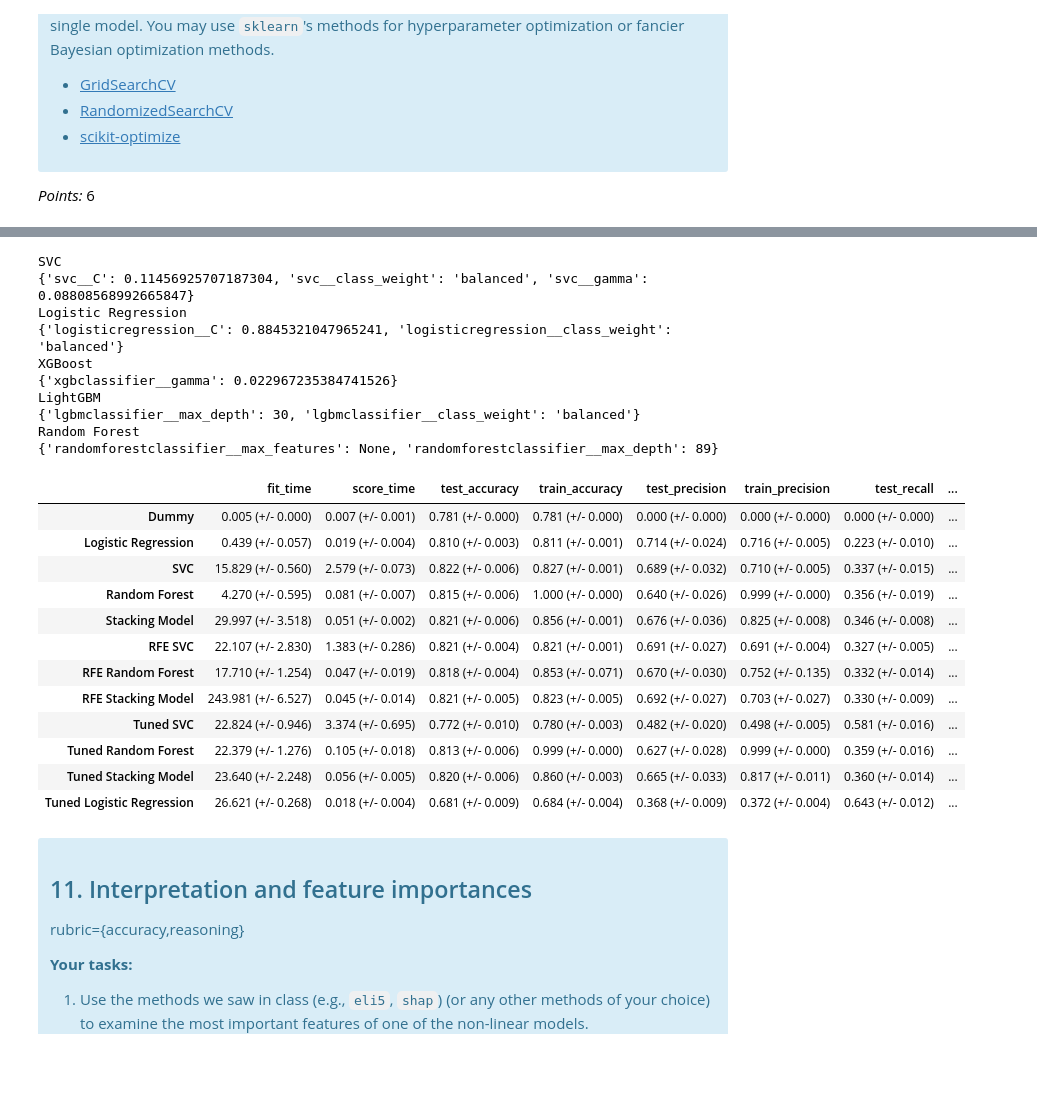
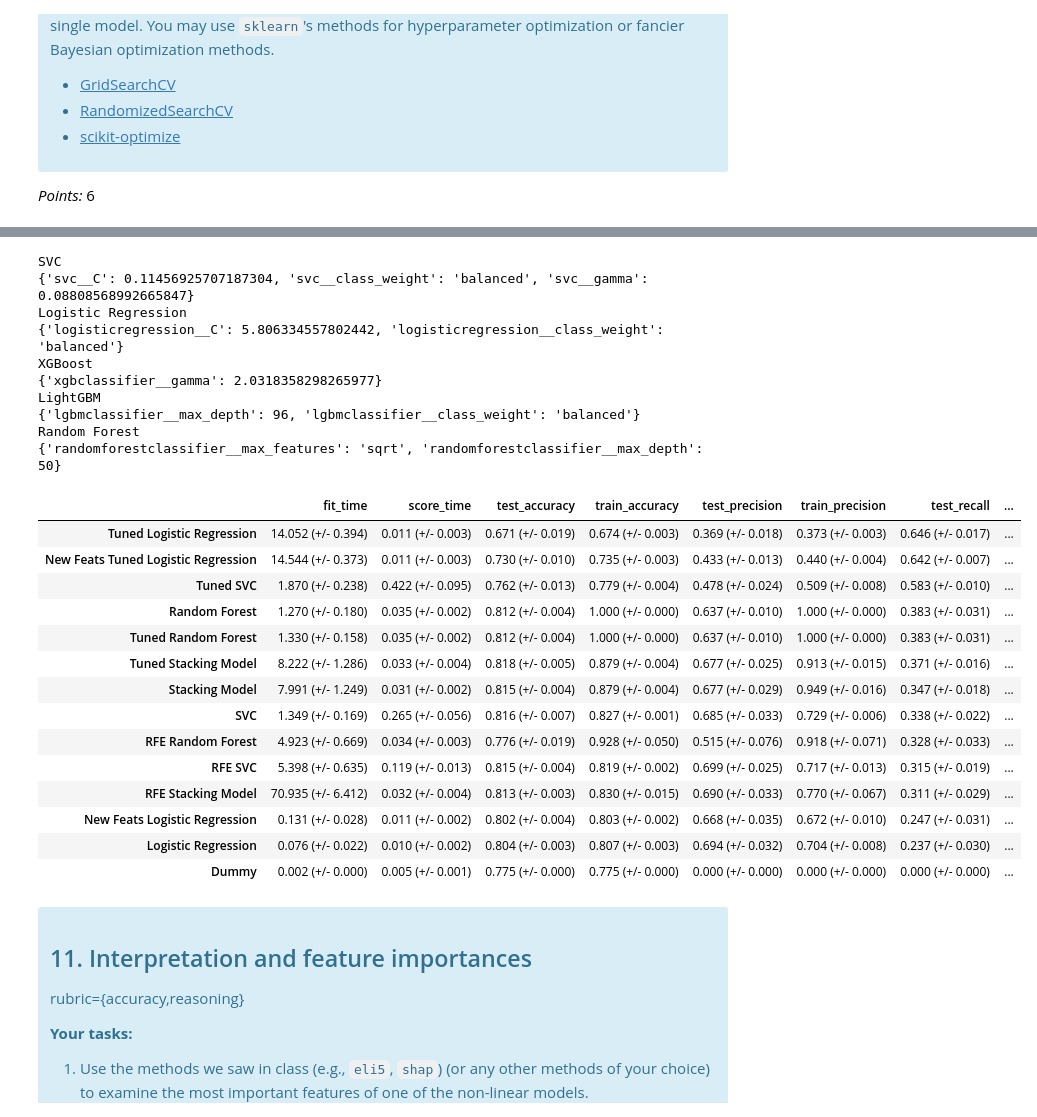
Before and after one commit to WilfHass/573-lab4-credit-card-default, a Jupyter notebook: lab4.ipynb, the cells around one changed output, grey strips where cells are left out. Drawn from its saved outputs; the diff is of its cells as text; code cells hidden in the pictures; blank space fills up the shorter version.

```diff
--- a/lab4.ipynb
+++ b/lab4.ipynb
@@ -256,0 +267,21 @@ Ellipsis
+# %%
+nfeats_train_df = train_df.copy()
+nfeats_train_df = nfeats_train_df.assign(log_pay_amt1=nfeats_train_df["pay_amt1"].apply(np.log).apply(np.nan_to_num, neginf=0))
+nfeats_train_df = nfeats_train_df.assign(log_pay_amt2=nfeats_train_df["pay_amt2"].apply(np.log).apply(np.nan_to_num, neginf=0))
+nfeats_train_df = nfeats_train_df.assign(log_pay_amt3=nfeats_train_df["pay_amt3"].apply(np.log).apply(np.nan_to_num, neginf=0))
+nfeats_train_df = nfeats_train_df.assign(log_pay_amt4=nfeats_train_df["pay_amt4"].apply(np.log).apply(np.nan_to_num, neginf=0))
+nfeats_train_df = nfeats_train_df.assign(log_pay_amt5=nfeats_train_df["pay_amt5"].apply(np.log).apply(np.nan_to_num, neginf=0))
+nfeats_train_df = nfeats_train_df.assign(log_pay_amt6=nfeats_train_df["pay_amt6"].apply(np.log).apply(np.nan_to_num, neginf=0))
+
+nfeats_test_df = test_df.copy()
+nfeats_test_df = nfeats_test_df.assign(log_pay_amt1=nfeats_test_df["pay_amt1"].apply(np.log).apply(np.nan_to_num, neginf=0))
+nfeats_test_df = nfeats_test_df.assign(log_pay_amt2=nfeats_test_df["pay_amt2"].apply(np.log).apply(np.nan_to_num, neginf=0))
+nfeats_test_df = nfeats_test_df.assign(log_pay_amt3=nfeats_test_df["pay_amt3"].apply(np.log).apply(np.nan_to_num, neginf=0))
+nfeats_test_df = nfeats_test_df.assign(log_pay_amt4=nfeats_test_df["pay_amt4"].apply(np.log).apply(np.nan_to_num, neginf=0))
+nfeats_test_df = nfeats_test_df.assign(log_pay_amt5=nfeats_test_df["pay_amt5"].apply(np.log).apply(np.nan_to_num, neginf=0))
+nfeats_test_df = nfeats_test_df.assign(log_pay_amt6=nfeats_test_df["pay_amt6"].apply(np.log).apply(np.nan_to_num, neginf=0))
+
+nfeats_X_train, nfeats_y_train = nfeats_train_df.drop("target", axis=1), nfeats_train_df["target"]
+nfeats_X_test, nfeats_y_test = nfeats_test_df.drop("target", axis=1), nfeats_test_df["target"]
+
+nfeats_train_df.head()
@@ -463 +509,18 @@ Logistic Regression Alpha: 1.1305412144763676
 Class Weight: balanced
+# %%
+# Feature Engineering
+nfeats_pipe_lr = make_pipeline(nfeats_preprocessor, LogisticRegression(random_state=123, max_iter=1000))
+cross_val_results["New Feats Logistic Regression"] = mean_std_cross_val_scores(
+    nfeats_pipe_lr, nfeats_X_train, nfeats_y_train, return_train_score=True,
+    scoring=classification_metrics, n_jobs=-1
+)
+
+nfeats_random_search_lr = RandomizedSearchCV(
+    nfeats_pipe_lr, lr_param, n_iter=20, n_jobs=-1, scoring='recall', random_state=123
+)
+
+cross_val_results["New Feats Tuned Logistic Regression"] = mean_std_cross_val_scores(
+    nfeats_random_search_lr, nfeats_X_train, nfeats_y_train, return_train_score=True,
+    scoring=classification_metrics, n_jobs=-1
+)
+pd.DataFrame(cross_val_results).T
@@ -515,3 +589,0 @@ pd.DataFrame(cross_val_results).T
-# %%
-pipe_rf.fit(X_train, y_train)
-pipe_rf.named_steps['randomforestclassifier'].n_features_
@@ -674,7 +720,7 @@ params = [
     },
     {
         "lgbmclassifier__class_weight": [None, "balanced"],
-        "lgbmclassifier__max_depth": np.arange(10, 100, 10)
+        "lgbmclassifier__max_depth": np.arange(10, 100, 1)
     },
     {
         "randomforestclassifier__max_features": ["sqrt", "log2", None],
@@ -707,13 +753,13 @@ for i, model_name in enumerate(classifiers_tuning):
 SVC
 {'svc__C': 0.11456925707187304, 'svc__class_weight': 'balanced', 'svc__gamma': 0.08808568992665847}
 Logistic Regression
-{'logisticregression__C': 0.8845321047965241, 'logisticregression__class_weight': 'balanced'}
+{'logisticregression__C': 5.806334557802442, 'logisticregression__class_weight': 'balanced'}
 XGBoost
-{'xgbclassifier__gamma': 0.022967235384741526}
+{'xgbclassifier__gamma': 2.0318358298265977}
 LightGBM
-{'lgbmclassifier__max_depth': 30, 'lgbmclassifier__class_weight': 'balanced'}
+{'lgbmclassifier__max_depth': 96, 'lgbmclassifier__class_weight': 'balanced'}
 Random Forest
-{'randomforestclassifier__max_features': None, 'randomforestclassifier__max_depth': 89}
+{'randomforestclassifier__max_features': 'sqrt', 'randomforestclassifier__max_depth': 50}
 # %%
 tuned_classifiers = {
     "Logistic Regression": optim_models["Logistic Regression"],
@@ -733,21 +779,23 @@ for model_name, model in tuned_models.items():
         scoring=classification_metrics, n_jobs=-1
         )
 # %%
-pd.DataFrame(cross_val_results).T
+pd.DataFrame(cross_val_results).T.sort_values("test_recall", ascending=False)
 # %% [output]
 |  | fit_time | score_time | test_accuracy | train_accuracy | test_precision | train_precision | test_recall | ... |
-| Dummy | 0.005 (+/- 0.000) | 0.007 (+/- 0.001) | 0.781 (+/- 0.000) | 0.781 (+/- 0.000) | 0.000 (+/- 0.000) | 0.000 (+/- 0.000) | 0.000 (+/- 0.000) | ... |
-| Logistic Regression | 0.439 (+/- 0.057) | 0.019 (+/- 0.004) | 0.810 (+/- 0.003) | 0.811 (+/- 0.001) | 0.714 (+/- 0.024) | 0.716 (+/- 0.005) | 0.223 (+/- 0.010) | ... |
-| SVC | 15.829 (+/- 0.560) | 2.579 (+/- 0.073) | 0.822 (+/- 0.006) | 0.827 (+/- 0.001) | 0.689 (+/- 0.032) | 0.710 (+/- 0.005) | 0.337 (+/- 0.015) | ... |
-| Random Forest | 4.270 (+/- 0.595) | 0.081 (+/- 0.007) | 0.815 (+/- 0.006) | 1.000 (+/- 0.000) | 0.640 (+/- 0.026) | 0.999 (+/- 0.000) | 0.356 (+/- 0.019) | ... |
-| Stacking Model | 29.997 (+/- 3.518) | 0.051 (+/- 0.002) | 0.821 (+/- 0.006) | 0.856 (+/- 0.001) | 0.676 (+/- 0.036) | 0.825 (+/- 0.008) | 0.346 (+/- 0.008) | ... |
-| RFE SVC | 22.107 (+/- 2.830) | 1.383 (+/- 0.286) | 0.821 (+/- 0.004) | 0.821 (+/- 0.001) | 0.691 (+/- 0.027) | 0.691 (+/- 0.004) | 0.327 (+/- 0.005) | ... |
-| RFE Random Forest | 17.710 (+/- 1.254) | 0.047 (+/- 0.019) | 0.818 (+/- 0.004) | 0.853 (+/- 0.071) | 0.670 (+/- 0.030) | 0.752 (+/- 0.135) | 0.332 (+/- 0.014) | ... |
-| RFE Stacking Model | 243.981 (+/- 6.527) | 0.045 (+/- 0.014) | 0.821 (+/- 0.005) | 0.823 (+/- 0.005) | 0.692 (+/- 0.027) | 0.703 (+/- 0.027) | 0.330 (+/- 0.009) | ... |
-| Tuned SVC | 22.824 (+/- 0.946) | 3.374 (+/- 0.695) | 0.772 (+/- 0.010) | 0.780 (+/- 0.003) | 0.482 (+/- 0.020) | 0.498 (+/- 0.005) | 0.581 (+/- 0.016) | ... |
-| Tuned Random Forest | 22.379 (+/- 1.276) | 0.105 (+/- 0.018) | 0.813 (+/- 0.006) | 0.999 (+/- 0.000) | 0.627 (+/- 0.028) | 0.999 (+/- 0.000) | 0.359 (+/- 0.016) | ... |
-| Tuned Stacking Model | 23.640 (+/- 2.248) | 0.056 (+/- 0.005) | 0.820 (+/- 0.006) | 0.860 (+/- 0.003) | 0.665 (+/- 0.033) | 0.817 (+/- 0.011) | 0.360 (+/- 0.014) | ... |
-| Tuned Logistic Regression | 26.621 (+/- 0.268) | 0.018 (+/- 0.004) | 0.681 (+/- 0.009) | 0.684 (+/- 0.004) | 0.368 (+/- 0.009) | 0.372 (+/- 0.004) | 0.643 (+/- 0.012) | ... |
+| Tuned Logistic Regression | 14.052 (+/- 0.394) | 0.011 (+/- 0.003) | 0.671 (+/- 0.019) | 0.674 (+/- 0.003) | 0.369 (+/- 0.018) | 0.373 (+/- 0.003) | 0.646 (+/- 0.017) | ... |
+| New Feats Tuned Logistic Regression | 14.544 (+/- 0.373) | 0.011 (+/- 0.003) | 0.730 (+/- 0.010) | 0.735 (+/- 0.003) | 0.433 (+/- 0.013) | 0.440 (+/- 0.004) | 0.642 (+/- 0.007) | ... |
+| Tuned SVC | 1.870 (+/- 0.238) | 0.422 (+/- 0.095) | 0.762 (+/- 0.013) | 0.779 (+/- 0.004) | 0.478 (+/- 0.024) | 0.509 (+/- 0.008) | 0.583 (+/- 0.010) | ... |
+| Random Forest | 1.270 (+/- 0.180) | 0.035 (+/- 0.002) | 0.812 (+/- 0.004) | 1.000 (+/- 0.000) | 0.637 (+/- 0.010) | 1.000 (+/- 0.000) | 0.383 (+/- 0.031) | ... |
+| Tuned Random Forest | 1.330 (+/- 0.158) | 0.035 (+/- 0.002) | 0.812 (+/- 0.004) | 1.000 (+/- 0.000) | 0.637 (+/- 0.010) | 1.000 (+/- 0.000) | 0.383 (+/- 0.031) | ... |
+| Tuned Stacking Model | 8.222 (+/- 1.286) | 0.033 (+/- 0.004) | 0.818 (+/- 0.005) | 0.879 (+/- 0.004) | 0.677 (+/- 0.025) | 0.913 (+/- 0.015) | 0.371 (+/- 0.016) | ... |
+| Stacking Model | 7.991 (+/- 1.249) | 0.031 (+/- 0.002) | 0.815 (+/- 0.004) | 0.879 (+/- 0.004) | 0.677 (+/- 0.029) | 0.949 (+/- 0.016) | 0.347 (+/- 0.018) | ... |
+| SVC | 1.349 (+/- 0.169) | 0.265 (+/- 0.056) | 0.816 (+/- 0.007) | 0.827 (+/- 0.001) | 0.685 (+/- 0.033) | 0.729 (+/- 0.006) | 0.338 (+/- 0.022) | ... |
+| RFE Random Forest | 4.923 (+/- 0.669) | 0.034 (+/- 0.003) | 0.776 (+/- 0.019) | 0.928 (+/- 0.050) | 0.515 (+/- 0.076) | 0.918 (+/- 0.071) | 0.328 (+/- 0.033) | ... |
+| RFE SVC | 5.398 (+/- 0.635) | 0.119 (+/- 0.013) | 0.815 (+/- 0.004) | 0.819 (+/- 0.002) | 0.699 (+/- 0.025) | 0.717 (+/- 0.013) | 0.315 (+/- 0.019) | ... |
+| RFE Stacking Model | 70.935 (+/- 6.412) | 0.032 (+/- 0.004) | 0.813 (+/- 0.003) | 0.830 (+/- 0.015) | 0.690 (+/- 0.033) | 0.770 (+/- 0.067) | 0.311 (+/- 0.029) | ... |
+| New Feats Logistic Regression | 0.131 (+/- 0.028) | 0.011 (+/- 0.002) | 0.802 (+/- 0.004) | 0.803 (+/- 0.002) | 0.668 (+/- 0.035) | 0.672 (+/- 0.010) | 0.247 (+/- 0.031) | ... |
+| Logistic Regression | 0.076 (+/- 0.022) | 0.010 (+/- 0.002) | 0.804 (+/- 0.003) | 0.807 (+/- 0.003) | 0.694 (+/- 0.032) | 0.704 (+/- 0.008) | 0.237 (+/- 0.030) | ... |
+| Dummy | 0.002 (+/- 0.000) | 0.005 (+/- 0.001) | 0.775 (+/- 0.000) | 0.775 (+/- 0.000) | 0.000 (+/- 0.000) | 0.000 (+/- 0.000) | 0.000 (+/- 0.000) | ... |
 # %% [markdown]
 <!-- END QUESTION -->
 
```
Also changed, not shown: parts of 33 cells of this notebook, 1 other file.
